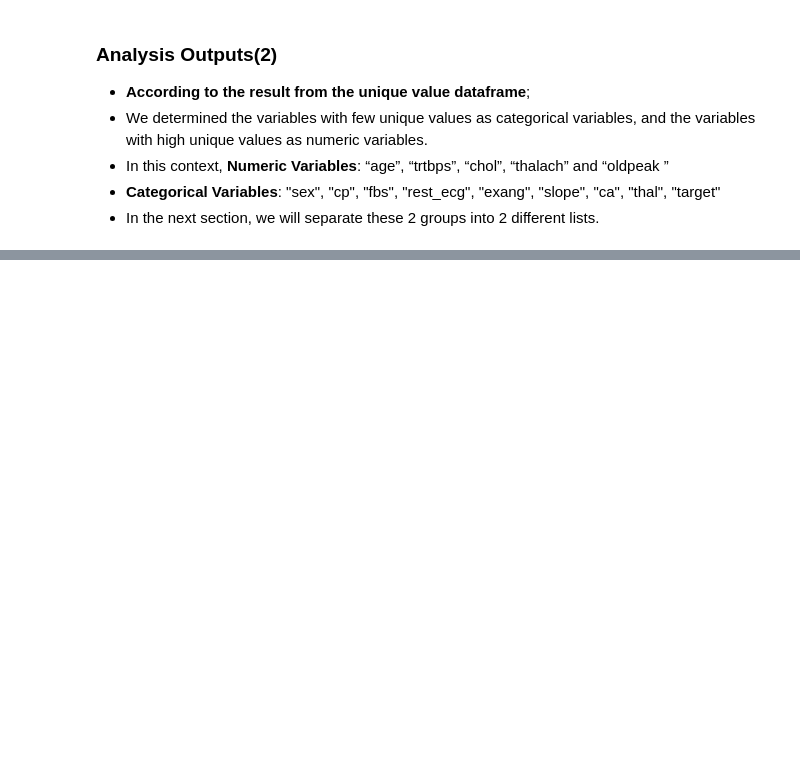
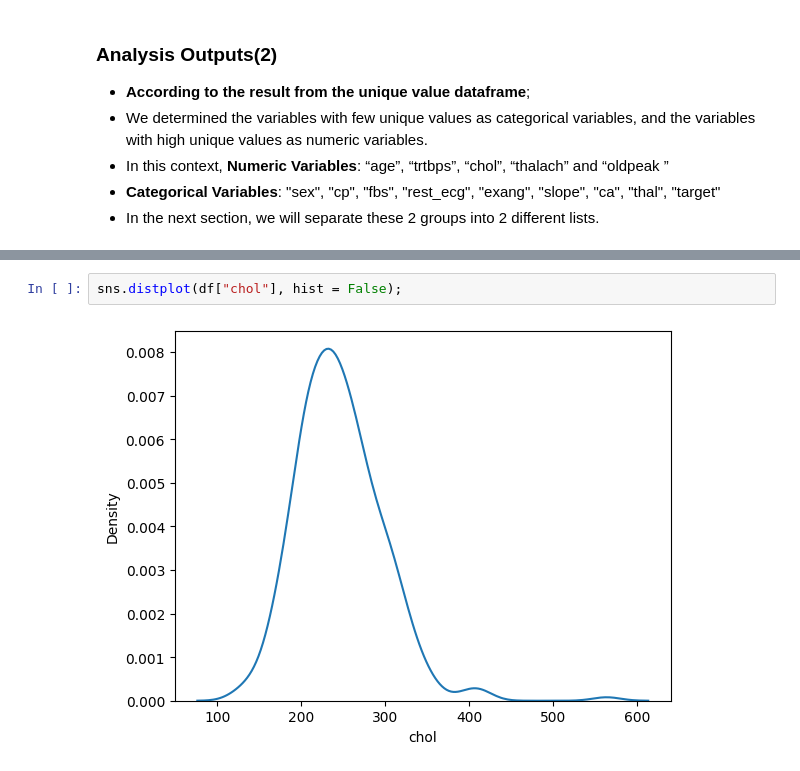
Before and after one commit to dekapd99/Kaggle-EDA-Heart-Attack-Prediction, a Jupyter notebook: Kaggle-EDA-Heart-Attack-Prediction.ipynb, the cells around one changed output, grey strips where cells are left out. Saved outputs shown, nothing was run; the diff lists cells and outputs as text; blank space fills up the shorter version.

```diff
--- a/Kaggle-EDA-Heart-Attack-Prediction.ipynb
+++ b/Kaggle-EDA-Heart-Attack-Prediction.ipynb
@@ -196,0 +237,4 @@ pd.DataFrame(unique_number, index = df.columns, columns = ["Total Unique Value"]
+# %%
+sns.distplot(df["chol"], hist = False);
+# %% [output]
+[figure, added]
```
Also changed, not shown: parts of 14 cells of this notebook.
